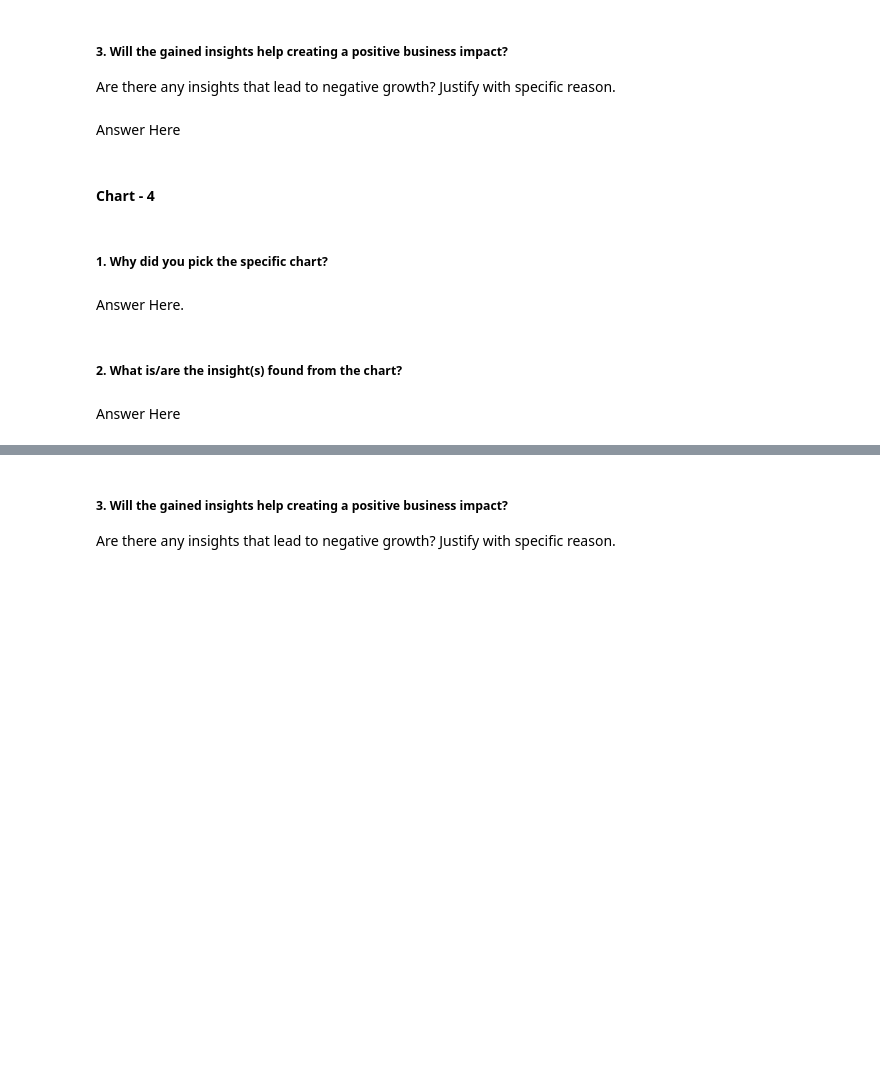
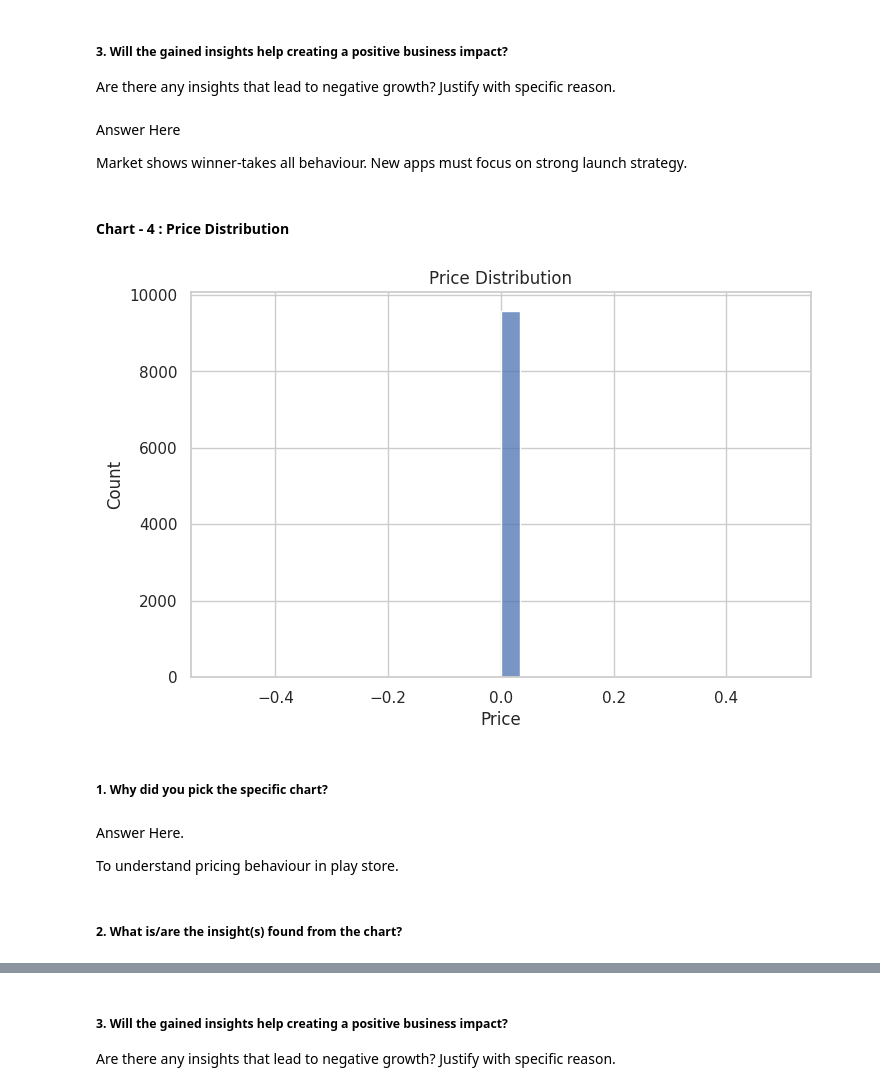
Before and after one commit to akhilypandey/Play-Store-App-Review-Analysis, a Jupyter notebook: Play_Store_App_Review_Analysis_EDA.ipynb, the cells around one changed output, grey strips where cells are left out. Cells and saved outputs as stored; diff of their text form; code cells hidden in the pictures; blank space fills up the shorter version.

```diff
--- a/Play_Store_App_Review_Analysis_EDA.ipynb
+++ b/Play_Store_App_Review_Analysis_EDA.ipynb
@@ -195,7 +318,9 @@ Answer Here
 # %% [markdown]
 ##### 3. Will the gained insights help creating a positive business impact?
 Are there any insights that lead to negative growth? Justify with specific reason.
-# %% [markdown]
-Answer Here
+# %% [markdown]
+Answer Here
+
+Market shows winner-takes all behaviour. New apps must focus on strong launch strategy.
 # %% [markdown]
-#### Chart - 4
+#### Chart - 4 : Price Distribution
@@ -204,8 +327,16 @@ Answer Here
+# %%
+# Chart - 4 visualization code
+plt.figure(figsize=(8,5))
+sns.histplot(apps['Price'], bins=30)
+plt.title("Price Distribution")
+plt.show()
+# %% [output]
+[figure, added]
 # %% [markdown]
 ##### 1. Why did you pick the specific chart?
-# %% [markdown]
-Answer Here.
+# %% [markdown]
+Answer Here.
+
+To understand pricing behaviour in play store.
 # %% [markdown]
 ##### 2. What is/are the insight(s) found from the chart?
-# %% [markdown]
-Answer Here
```
Also changed, not shown: parts of 154 cells of this notebook.
